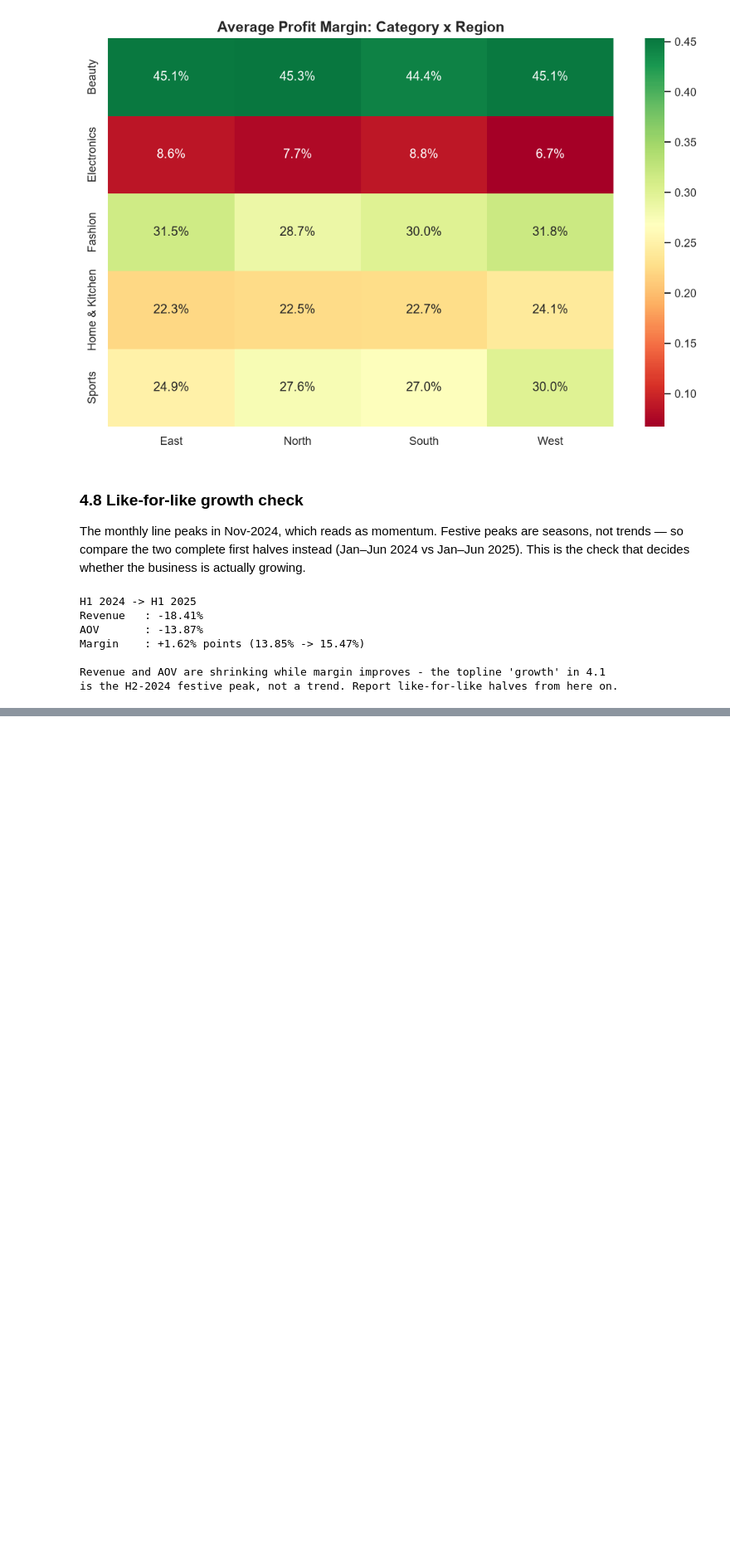
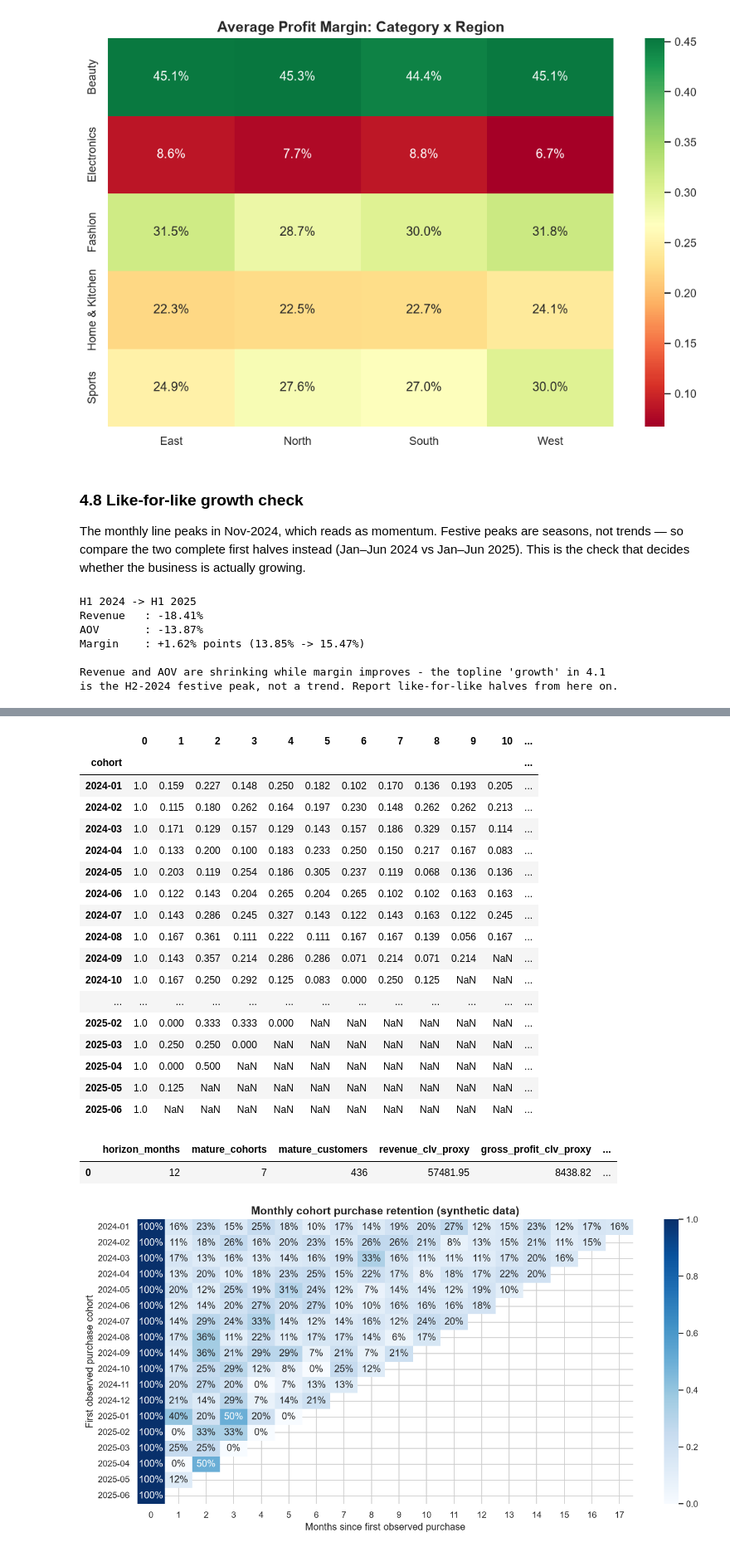
Before and after one commit to Lifewitdata/ecommerce-sales-analysis, a Jupyter notebook: Ecommerce_Sales_Analysis.ipynb, the cells around one changed output, grey strips where cells are left out. Shown at 83% size. Saved outputs shown, nothing was run; the diff lists cells and outputs as text; code cells hidden in the pictures; blank space fills up the shorter version.

```diff
--- a/Ecommerce_Sales_Analysis.ipynb
+++ b/Ecommerce_Sales_Analysis.ipynb
@@ -451,0 +721,67 @@ is the H2-2024 festive peak, not a trend. Report like-for-like halves from here
+# %%
+cohort_orders = df.copy()
+cohort_orders["purchase_month"] = cohort_orders["order_date"].dt.to_period("M")
+cohort_orders["cohort"] = cohort_orders.groupby("customer_id")["purchase_month"].transform("min")
+cohort_orders["age"] = [month.ordinal - cohort.ordinal for month, cohort in
+                        zip(cohort_orders["purchase_month"], cohort_orders["cohort"])]
+cohort_size = cohort_orders.groupby("cohort")["customer_id"].nunique()
+cohort_activity = cohort_orders.groupby(["cohort", "age"]).agg(
+    active_customers=("customer_id", "nunique"), revenue=("sales", "sum"), profit=("profit", "sum"))
+last_month = cohort_orders["purchase_month"].max()
+retention = pd.DataFrame(index=cohort_size.index, columns=range(18), dtype=float)
+for cohort, size in cohort_size.items():
+    observed_ages = range(last_month.ordinal - cohort.ordinal + 1)
+    for age in observed_ages:
+        active = cohort_activity.loc[(cohort, age), "active_customers"] if (cohort, age) in cohort_activity.index else 0
+        retention.loc[cohort, age] = active / size
+mature_cohorts = [cohort for cohort in cohort_size.index if last_month.ordinal - cohort.ordinal >= 11]
+mature_customers = int(cohort_size.loc[mature_cohorts].sum())
+clv_rows = []
+for age in range(12):
+    age_data = cohort_activity.reset_index()
+    age_data = age_data[age_data["cohort"].isin(mature_cohorts) & (age_data["age"] == age)]
+    clv_rows.append(dict(age=age, revenue_per_original_customer=age_data["revenue"].sum() / mature_customers,
+                        profit_per_original_customer=age_data["profit"].sum() / mature_customers))
+clv_curve = pd.DataFrame(clv_rows)
+clv_12m_revenue = clv_curve["revenue_per_original_customer"].sum()
+clv_12m_profit = clv_curve["profit_per_original_customer"].sum()
+clv_summary = pd.DataFrame([dict(horizon_months=12, mature_cohorts=len(mature_cohorts),
+    mature_customers=mature_customers, revenue_clv_proxy=clv_12m_revenue,
+    gross_profit_clv_proxy=clv_12m_profit, historical_revenue_per_customer=total_revenue / total_customers)])
+retention.to_csv(ARTIFACTS / "cohort_retention.csv", index_label="cohort")
+cohort_size.to_csv(ARTIFACTS / "cohort_sizes.csv", header=["customers"])
+clv_curve.to_csv(ARTIFACTS / "clv_12m_curve.csv", index=False)
+clv_summary.to_csv(ARTIFACTS / "clv_summary.csv", index=False)
+assert retention[0].eq(1).all()
+assert retention.stack().dropna().between(0, 1).all()
+display(retention.round(3))
+display(clv_summary.round(2))
+fig, ax = plt.subplots(figsize=(12, 6))
+sns.heatmap(retention, annot=True, fmt=".0%", mask=retention.isna(), cmap="Blues", ax=ax)
+ax.set(xlabel="Months since first observed purchase", ylabel="First observed purchase cohort",
+       title="Monthly cohort purchase retention (synthetic data)")
+fig.tight_layout()
+fig.savefig(VISUALS_DIR / "08_cohort_retention.png", dpi=150)
+plt.show()
+# %% [output]
+|  | 0 | 1 | 2 | 3 | 4 | 5 | 6 | 7 | 8 | 9 | 10 | ... |
+| cohort |  |  |  |  |  |  |  |  |  |  |  | ... |
+| 2024-01 | 1.0 | 0.159 | 0.227 | 0.148 | 0.250 | 0.182 | 0.102 | 0.170 | 0.136 | 0.193 | 0.205 | ... |
+| 2024-02 | 1.0 | 0.115 | 0.180 | 0.262 | 0.164 | 0.197 | 0.230 | 0.148 | 0.262 | 0.262 | 0.213 | ... |
+| 2024-03 | 1.0 | 0.171 | 0.129 | 0.157 | 0.129 | 0.143 | 0.157 | 0.186 | 0.329 | 0.157 | 0.114 | ... |
+| 2024-04 | 1.0 | 0.133 | 0.200 | 0.100 | 0.183 | 0.233 | 0.250 | 0.150 | 0.217 | 0.167 | 0.083 | ... |
+| 2024-05 | 1.0 | 0.203 | 0.119 | 0.254 | 0.186 | 0.305 | 0.237 | 0.119 | 0.068 | 0.136 | 0.136 | ... |
+| 2024-06 | 1.0 | 0.122 | 0.143 | 0.204 | 0.265 | 0.204 | 0.265 | 0.102 | 0.102 | 0.163 | 0.163 | ... |
+| 2024-07 | 1.0 | 0.143 | 0.286 | 0.245 | 0.327 | 0.143 | 0.122 | 0.143 | 0.163 | 0.122 | 0.245 | ... |
+| 2024-08 | 1.0 | 0.167 | 0.361 | 0.111 | 0.222 | 0.111 | 0.167 | 0.167 | 0.139 | 0.056 | 0.167 | ... |
+| 2024-09 | 1.0 | 0.143 | 0.357 | 0.214 | 0.286 | 0.286 | 0.071 | 0.214 | 0.071 | 0.214 | NaN | ... |
+| 2024-10 | 1.0 | 0.167 | 0.250 | 0.292 | 0.125 | 0.083 | 0.000 | 0.250 | 0.125 | NaN | NaN | ... |
+| ... | ... | ... | ... | ... | ... | ... | ... | ... | ... | ... | ... | ... |
+| 2025-02 | 1.0 | 0.000 | 0.333 | 0.333 | 0.000 | NaN | NaN | NaN | NaN | NaN | NaN | ... |
+| 2025-03 | 1.0 | 0.250 | 0.250 | 0.000 | NaN | NaN | NaN | NaN | NaN | NaN | NaN | ... |
+| 2025-04 | 1.0 | 0.000 | 0.500 | NaN | NaN | NaN | NaN | NaN | NaN | NaN | NaN | ... |
+| 2025-05 | 1.0 | 0.125 | NaN | NaN | NaN | NaN | NaN | NaN | NaN | NaN | NaN | ... |
+| 2025-06 | 1.0 | NaN | NaN | NaN | NaN | NaN | NaN | NaN | NaN | NaN | NaN | ... |
+|  | horizon_months | mature_cohorts | mature_customers | revenue_clv_proxy | gross_profit_clv_proxy | ... |
+| 0 | 12 | 7 | 436 | 57481.95 | 8438.82 | ... |
+[figure, added]
```
Also changed, not shown: parts of 19 cells of this notebook, 40 other files.
